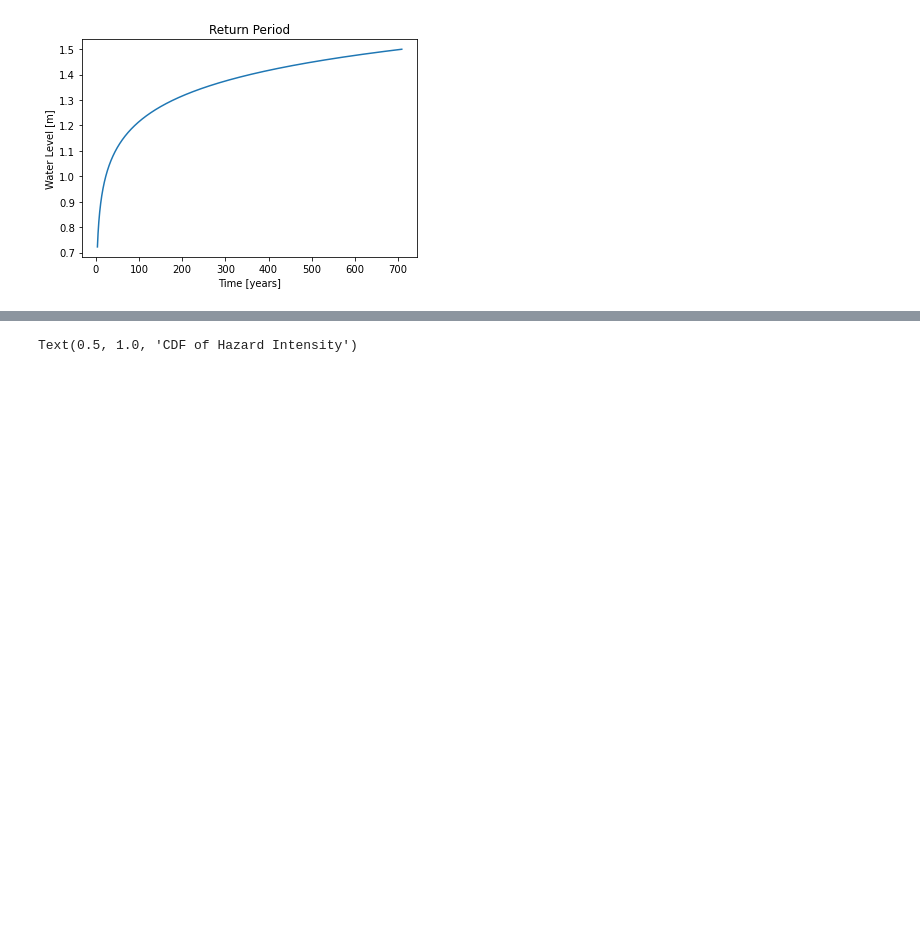
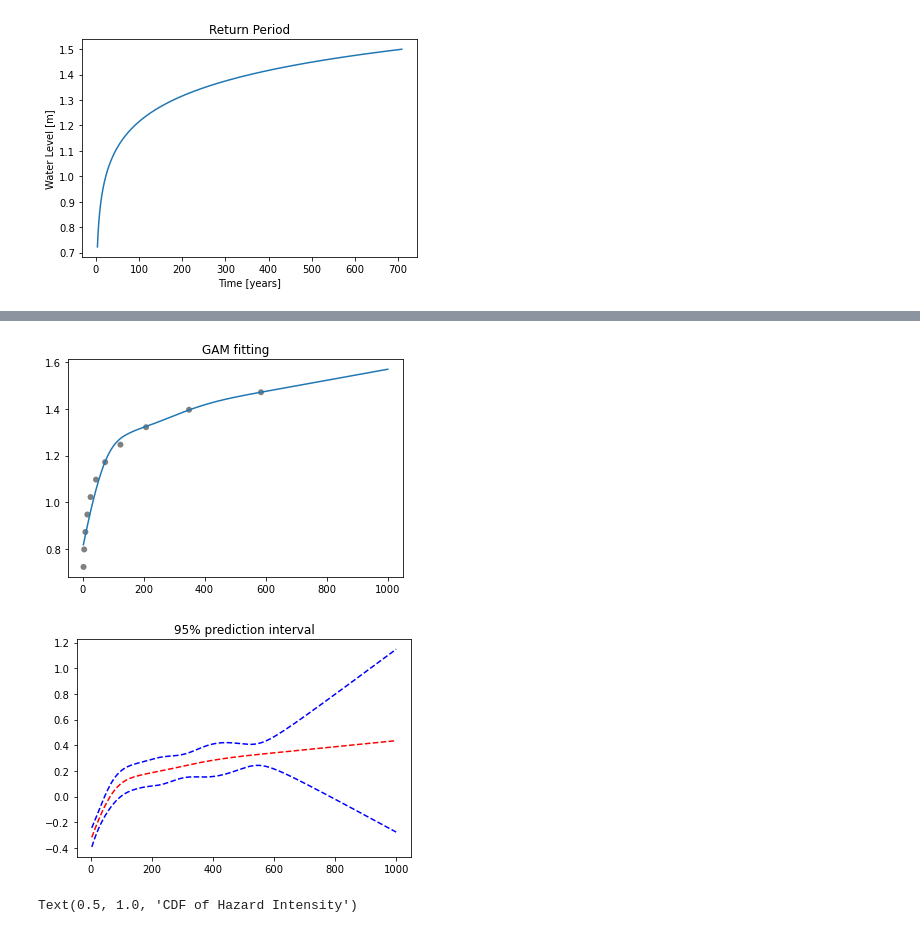
Before and after one commit to reXplan-project/reXplan-repo, a Jupyter notebook: jupyter_notebooks/stratification_code_example.ipynb, the cells around one changed output, grey strips where cells are left out. Saved outputs shown, nothing was run; the diff lists cells and outputs as text; code cells hidden in the pictures; blank space fills up the shorter version.

```diff
--- a/jupyter_notebooks/stratification_code_example.ipynb
+++ b/jupyter_notebooks/stratification_code_example.ipynb
@@ -21,3 +21,13 @@ plt.title('Return Period')
 # %% [output]
 Text(0.5, 1.0, 'Return Period')
 [figure]
+# %%
+import pandas as pd
+df = pd.read_csv(r'return_period.csv', sep=';',header=0)
+X = np.array([[i] for i in df['return period'].values])
+y = df['intensity'].values
+
+from pygam import LinearGAM, s, f
+
+gam = LinearGAM(s(0, n_splines=len(X))).gridsearch(X, y)
+gam.summary()
@@ -24,3 +59,22 @@ Text(0.5, 1.0, 'Return Period')
+# %%
+XX = np.linspace(3,1000,1000)
+
+pdep, confi = gam.partial_dependence(term=0, X=XX, width=0.95)
+
+plt.figure()
+plt.plot(XX, gam.predict(XX))
+plt.scatter(X, y, facecolor='gray', edgecolors='none')
+plt.title('GAM fitting')
+
+plt.figure()
+plt.plot(XX, confi, c='b', ls='--')
+plt.plot(XX, pdep, 'r--')
+plt.title('95% prediction interval')
+
+plt.show()
+# %% [output]
+[figure, added]
+[figure, added]
 # %%
 CDF_water_level_f = (lambda x: 1-1/return_period_f(x))
 
```
Also changed, not shown: parts of 5 cells of this notebook, 25 other files.
